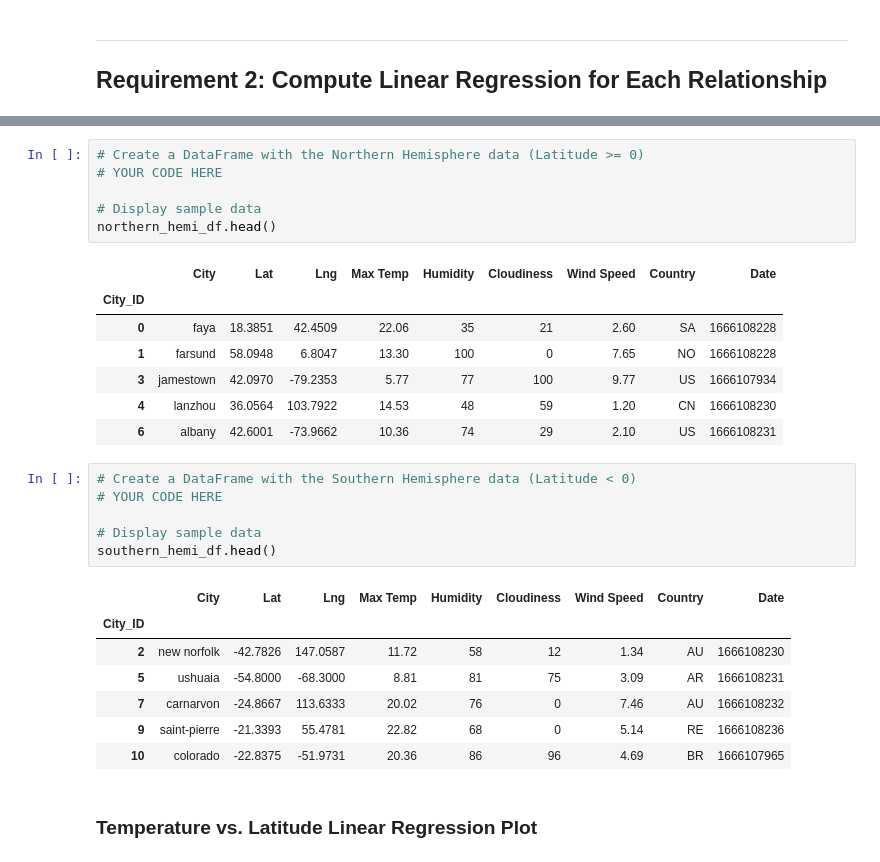
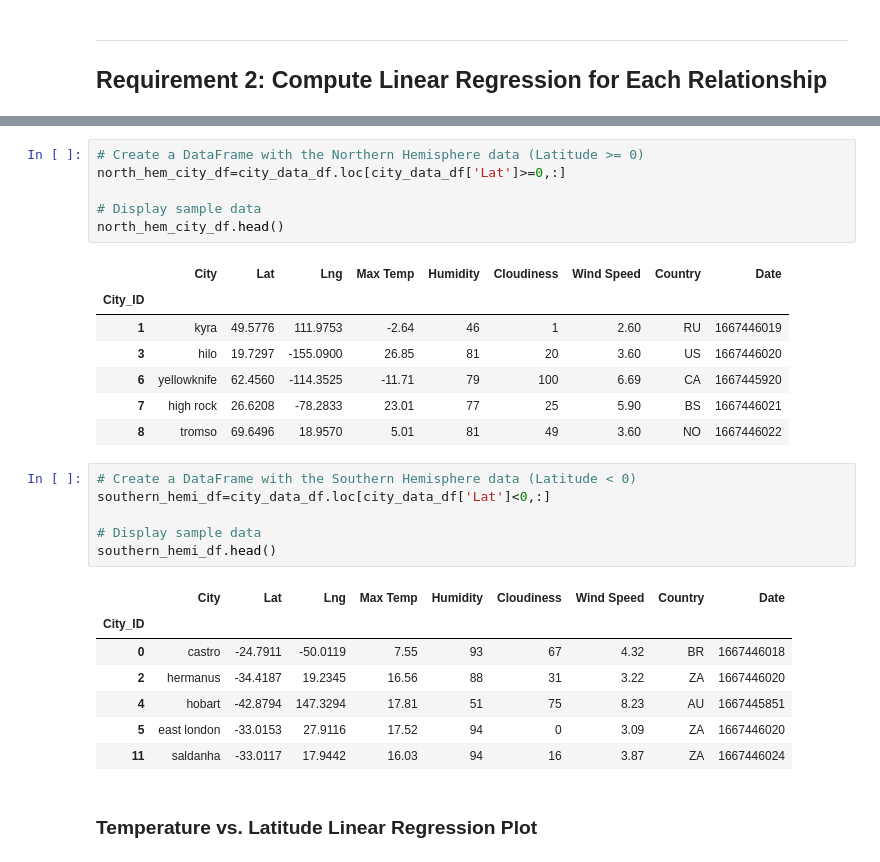
Before and after one commit to MarDuo2022/python-api-challenge, a Jupyter notebook: WeatherPy/WeatherPy.ipynb, the cells around one changed output, grey strips where cells are left out. Saved outputs shown, nothing was run; the diff lists cells and outputs as text.

```diff
--- a/WeatherPy/WeatherPy.ipynb
+++ b/WeatherPy/WeatherPy.ipynb
@@ -273,30 +282,30 @@ plt.show()
 # %%
 # Create a DataFrame with the Northern Hemisphere data (Latitude >= 0)
-# YOUR CODE HERE
+north_hem_city_df=city_data_df.loc[city_data_df['Lat']>=0,:]
 
 # Display sample data
-northern_hemi_df.head()
+north_hem_city_df.head()
 # %% [output]
 |  | City | Lat | Lng | Max Temp | Humidity | Cloudiness | Wind Speed | Country | Date |
 | City_ID |  |  |  |  |  |  |  |  |  |
-| 0 | faya | 18.3851 | 42.4509 | 22.06 | 35 | 21 | 2.60 | SA | 1666108228 |
-| 1 | farsund | 58.0948 | 6.8047 | 13.30 | 100 | 0 | 7.65 | NO | 1666108228 |
-| 3 | jamestown | 42.0970 | -79.2353 | 5.77 | 77 | 100 | 9.77 | US | 1666107934 |
-| 4 | lanzhou | 36.0564 | 103.7922 | 14.53 | 48 | 59 | 1.20 | CN | 1666108230 |
-| 6 | albany | 42.6001 | -73.9662 | 10.36 | 74 | 29 | 2.10 | US | 1666108231 |
+| 1 | kyra | 49.5776 | 111.9753 | -2.64 | 46 | 1 | 2.60 | RU | 1667446019 |
+| 3 | hilo | 19.7297 | -155.0900 | 26.85 | 81 | 20 | 3.60 | US | 1667446020 |
+| 6 | yellowknife | 62.4560 | -114.3525 | -11.71 | 79 | 100 | 6.69 | CA | 1667445920 |
+| 7 | high rock | 26.6208 | -78.2833 | 23.01 | 77 | 25 | 5.90 | BS | 1667446021 |
+| 8 | tromso | 69.6496 | 18.9570 | 5.01 | 81 | 49 | 3.60 | NO | 1667446022 |
 # %%
 # Create a DataFrame with the Southern Hemisphere data (Latitude < 0)
-# YOUR CODE HERE
+southern_hemi_df=city_data_df.loc[city_data_df['Lat']<0,:]
 
 # Display sample data
 southern_hemi_df.head()
 # %% [output]
 |  | City | Lat | Lng | Max Temp | Humidity | Cloudiness | Wind Speed | Country | Date |
 | City_ID |  |  |  |  |  |  |  |  |  |
-| 2 | new norfolk | -42.7826 | 147.0587 | 11.72 | 58 | 12 | 1.34 | AU | 1666108230 |
-| 5 | ushuaia | -54.8000 | -68.3000 | 8.81 | 81 | 75 | 3.09 | AR | 1666108231 |
-| 7 | carnarvon | -24.8667 | 113.6333 | 20.02 | 76 | 0 | 7.46 | AU | 1666108232 |
-| 9 | saint-pierre | -21.3393 | 55.4781 | 22.82 | 68 | 0 | 5.14 | RE | 1666108236 |
-| 10 | colorado | -22.8375 | -51.9731 | 20.36 | 86 | 96 | 4.69 | BR | 1666107965 |
+| 0 | castro | -24.7911 | -50.0119 | 7.55 | 93 | 67 | 4.32 | BR | 1667446018 |
+| 2 | hermanus | -34.4187 | 19.2345 | 16.56 | 88 | 31 | 3.22 | ZA | 1667446020 |
+| 4 | hobart | -42.8794 | 147.3294 | 17.81 | 51 | 75 | 8.23 | AU | 1667445851 |
+| 5 | east london | -33.0153 | 27.9116 | 17.52 | 94 | 0 | 3.09 | ZA | 1667446020 |
+| 11 | saldanha | -33.0117 | 17.9442 | 16.03 | 94 | 16 | 3.87 | ZA | 1667446024 |
 # %% [markdown]
 ###  Temperature vs. Latitude Linear Regression Plot
```
Also changed, not shown: parts of 35 cells of this notebook, 5 other files.
